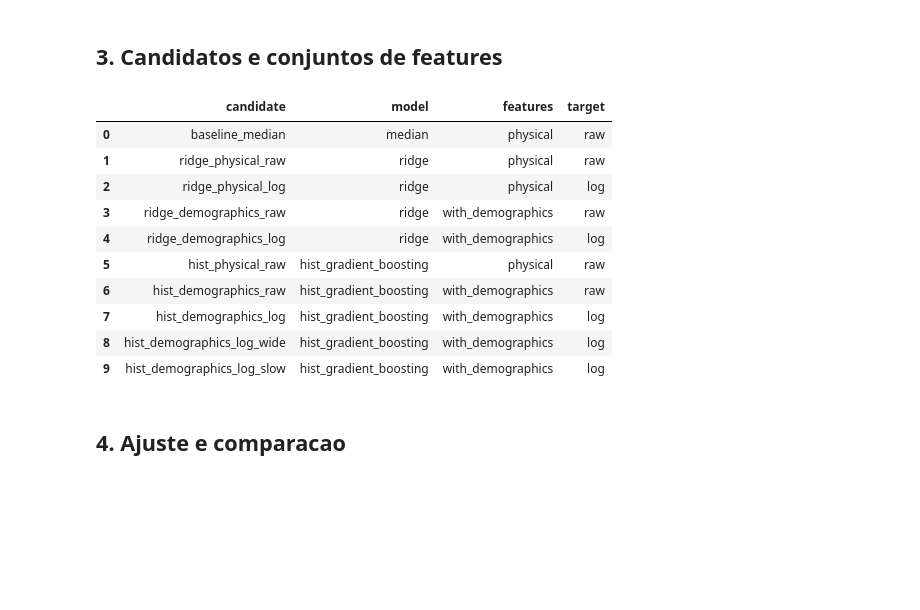
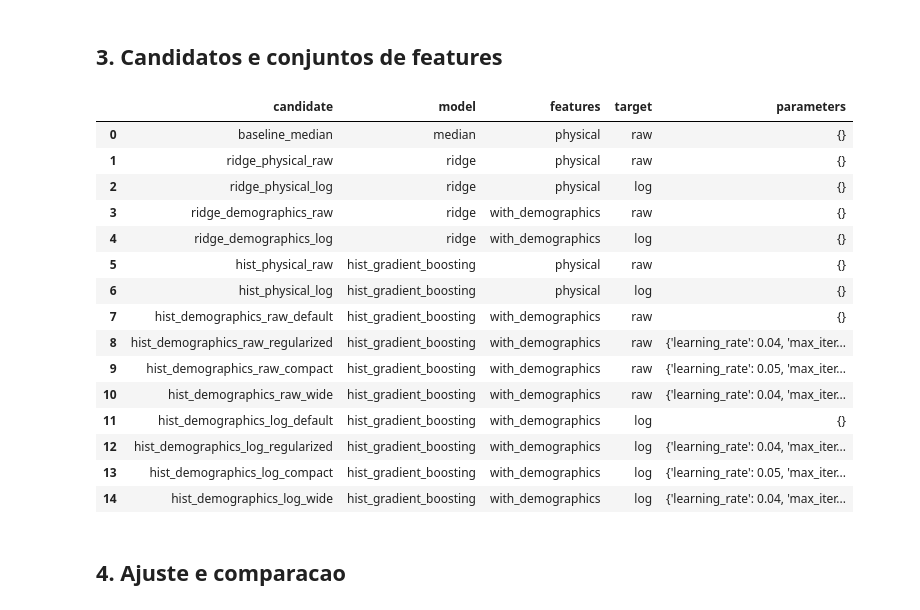
Before and after one commit to Umbura/property-value-insights, a Jupyter notebook: notebooks/02_modeling.ipynb, the cells around one changed output. Saved outputs shown, nothing was run; the diff lists cells and outputs as text; code cells hidden in the pictures; blank space fills up the shorter version.

```diff
--- a/notebooks/02_modeling.ipynb
+++ b/notebooks/02_modeling.ipynb
@@ -143,77 +147,87 @@ candidates = [
         "model_params": {},
     },
     {
         "candidate": "hist_physical_raw",
         "model_name": "hist_gradient_boosting",
         "feature_set": "physical",
         "target_transform": "raw",
         "model_params": {},
     },
     {
-        "candidate": "hist_demographics_raw",
+        "candidate": "hist_physical_log",
         "model_name": "hist_gradient_boosting",
-        "feature_set": "with_demographics",
-        "target_transform": "raw",
-        "model_params": {},
-    },
-    {
-        "candidate": "hist_demographics_log",
-        "model_name": "hist_gradient_boosting",
-        "feature_set": "with_demographics",
+        "feature_set": "physical",
         "target_transform": "log",
         "model_params": {},
     },
-    {
-        "candidate": "hist_demographics_log_wide",
-        "model_name": "hist_gradient_boosting",
-        "feature_set": "with_demographics",
-        "target_transform": "log",
-        "model_params": {
-            "learning_rate": 0.05,
-            "max_iter": 300,
-            "max_leaf_nodes": 63,
-            "l2_regularization": 0.1,
-        },
-    },
-    {
-        "candidate": "hist_demographics_log_slow",
-        "model_name": "hist_gradient_boosting",
-        "feature_set": "with_demographics",
-        "target_transform": "log",
-        "model_params": {
-            "learning_rate": 0.04,
-            "max_iter": 400,
-            "max_leaf_nodes": 31,
-            "l2_regularization": 0.1,
-        },
-    },
 ]
 
+search_params = {
+    "default": {},
+    "regularized": {
+        "learning_rate": 0.04,
+        "max_iter": 500,
+        "max_leaf_nodes": 31,
+        "l2_regularization": 1.0,
+    },
+    "compact": {
+        "learning_rate": 0.05,
+        "max_iter": 400,
+        "max_leaf_nodes": 15,
+        "l2_regularization": 0.5,
+    },
+    "wide": {
+        "learning_rate": 0.04,
+        "max_iter": 400,
+        "max_leaf_nodes": 63,
+        "l2_regularization": 1.0,
+    },
+}
+
+for target_transform in ["raw", "log"]:
+    for label, model_params in search_params.items():
+        candidates.append(
+            {
+                "candidate": f"hist_demographics_{target_transform}_{label}",
+                "model_name": "hist_gradient_boosting",
+                "feature_set": "with_demographics",
+                "target_transform": target_transform,
+                "model_params": model_params,
+            }
+        )
+
+candidate_specs = {item["candidate"]: item for item in candidates}
 display(
     pd.DataFrame(
         [
             {
                 "candidate": item["candidate"],
                 "model": item["model_name"] or "median",
                 "features": item["feature_set"],
                 "target": item["target_transform"],
+                "parameters": item["model_params"],
             }
             for item in candidates
         ]
     )
 )
 # %% [output]
-|  | candidate | model | features | target |
-| 0 | baseline_median | median | physical | raw |
-| 1 | ridge_physical_raw | ridge | physical | raw |
-| 2 | ridge_physical_log | ridge | physical | log |
-| 3 | ridge_demographics_raw | ridge | with_demographics | raw |
-| 4 | ridge_demographics_log | ridge | with_demographics | log |
-| 5 | hist_physical_raw | hist_gradient_boosting | physical | raw |
-| 6 | hist_demographics_raw | hist_gradient_boosting | with_demographics | raw |
-| 7 | hist_demographics_log | hist_gradient_boosting | with_demographics | log |
-| 8 | hist_demographics_log_wide | hist_gradient_boosting | with_demographics | log |
-| 9 | hist_demographics_log_slow | hist_gradient_boosting | with_demographics | log |
+|  | candidate | model | features | target | parameters |
+| 0 | baseline_median | median | physical | raw | {} |
+| 1 | ridge_physical_raw | ridge | physical | raw | {} |
+| 2 | ridge_physical_log | ridge | physical | log | {} |
+| 3 | ridge_demographics_raw | ridge | with_demographics | raw | {} |
+| 4 | ridge_demographics_log | ridge | with_demographics | log | {} |
+| 5 | hist_physical_raw | hist_gradient_boosting | physical | raw | {} |
+| 6 | hist_physical_log | hist_gradient_boosting | physical | log | {} |
+| 7 | hist_demographics_raw_default | hist_gradient_boosting | with_demographics | raw | {} |
+| 8 | hist_demographics_raw_regularized | hist_gradient_boosting | with_demographics | raw | {'learning_rate': 0.04, 'max_iter... |
+| 9 | hist_demographics_raw_compact | hist_gradient_boosting | with_demographics | raw | {'learning_rate': 0.05, 'max_iter... |
+| 10 | hist_demographics_raw_wide | hist_gradient_boosting | with_demographics | raw | {'learning_rate': 0.04, 'max_iter... |
+| 11 | hist_demographics_log_default | hist_gradient_boosting | with_demographics | log | {} |
+| 12 | hist_demographics_log_regularized | hist_gradient_boosting | with_demographics | log | {'learning_rate': 0.04, 'max_iter... |
+| 13 | hist_demographics_log_compact | hist_gradient_boosting | with_demographics | log | {'learning_rate': 0.05, 'max_iter... |
+| 14 | hist_demographics_log_wide | hist_gradient_boosting | with_demographics | log | {'learning_rate': 0.04, 'max_iter... |
 # %% [markdown]
 ## 4. Ajuste e comparacao
 # %%
```
Also changed, not shown: parts of 8 cells of this notebook, 1 other file.
